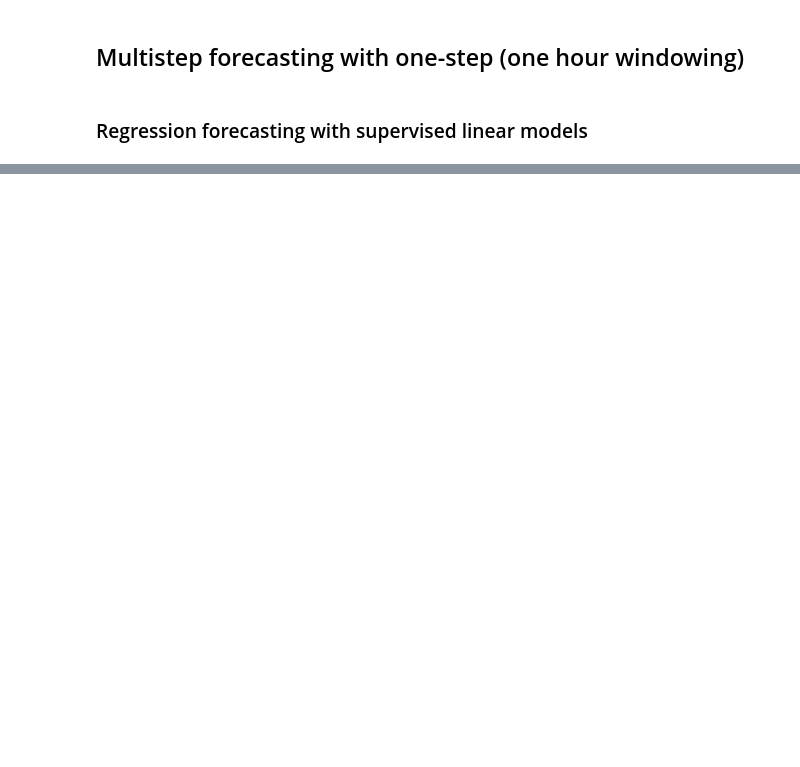
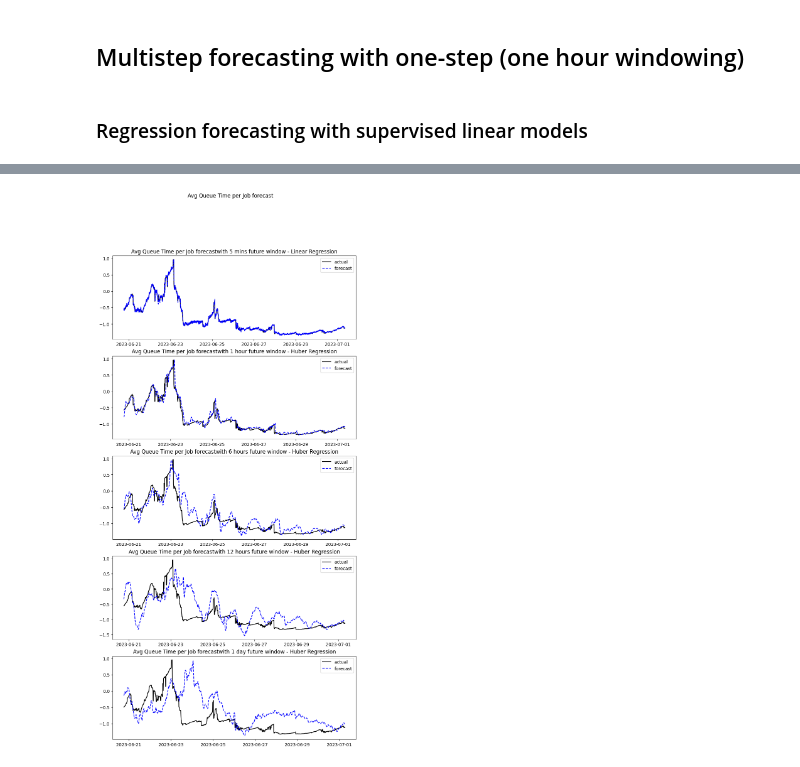
Before and after one commit to ari-apc-lab/croupier, a Jupyter notebook: forecast/forecasting/forecasting.ipynb, the cells around one changed output, grey strips where cells are left out. Cells and saved outputs as stored; diff of their text form; code cells hidden in the pictures; blank space fills up the shorter version.

```diff
--- a/forecast/forecasting/forecasting.ipynb
+++ b/forecast/forecasting/forecasting.ipynb
@@ -1013,0 +1057,24 @@ plot_results(cols, one_future_step_results, 'Avg Queue Time per Job', _range, fu
+# %%
+def grid_plot_results (results, test, title):
+    _cols = ['yhat', 'actual', 'Model Name']
+    fig, axis = plt.subplots(5,1, figsize=(10, 20))
+    fig.suptitle(title)
+    i = 0
+    for period_label, period in periods.items():
+        results_df = pd.DataFrame(results[period_label]).sort_values('MASE').iloc[0,:]
+        data_name = title + 'with {} future window'.format(period_label)
+        yhat, actual, name = results_df[_cols]
+        shape = yhat.shape[0]
+        index = test.iloc[:shape,:].index
+
+        axis[i].set_title(f'{data_name} - {name}')
+        axis[i].plot(index, actual, 'k', color='black')
+        axis[i].plot(index, yhat, 'k--', color='blue')
+        axis[i].legend(['actual', 'forecast'])
+        i += 1
+
+    plt.show()
+
+grid_plot_results(one_future_step_results, test_scaled_df, 'Avg Queue Time per Job forecast')
+# %% [output]
+[figure, added]
```
Also changed, not shown: parts of 8 cells of this notebook.
